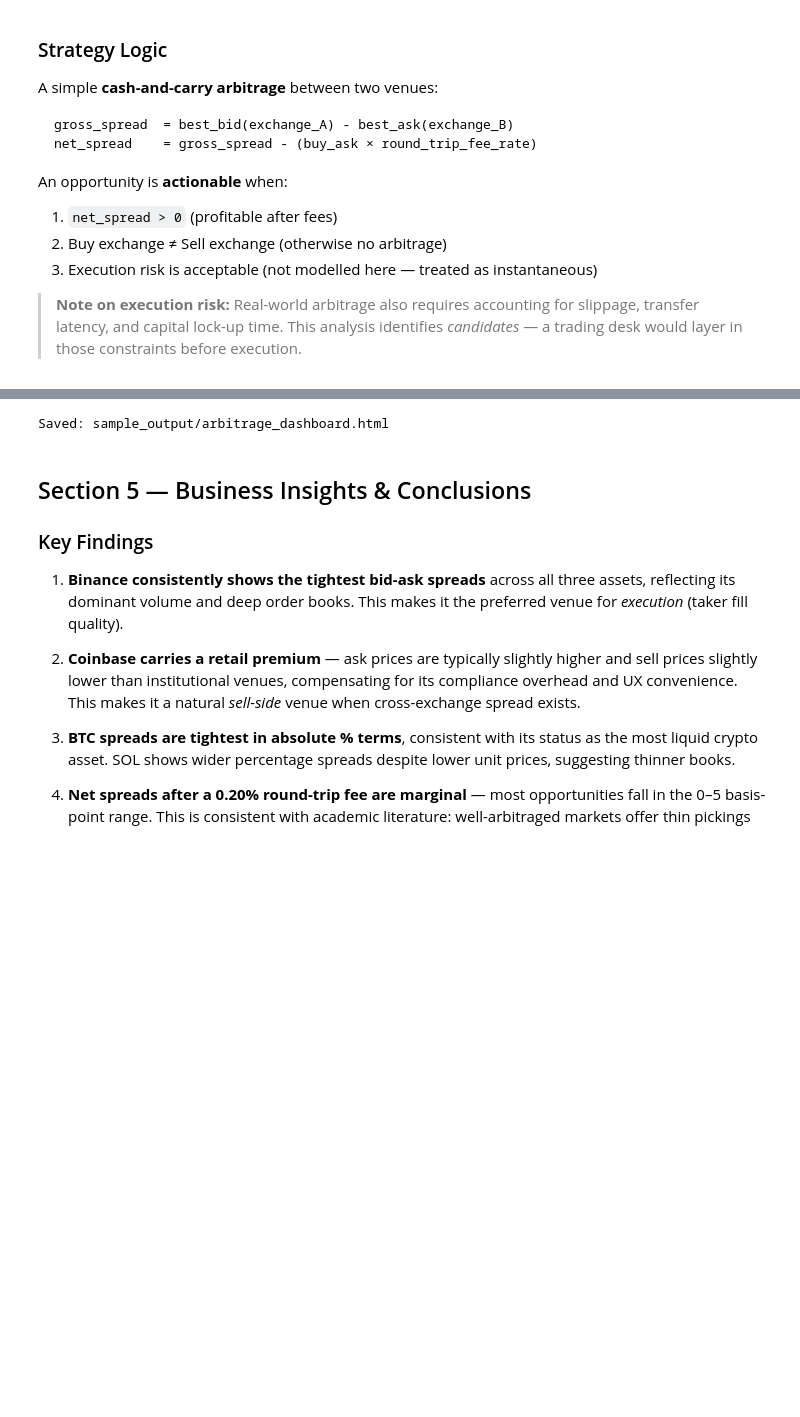
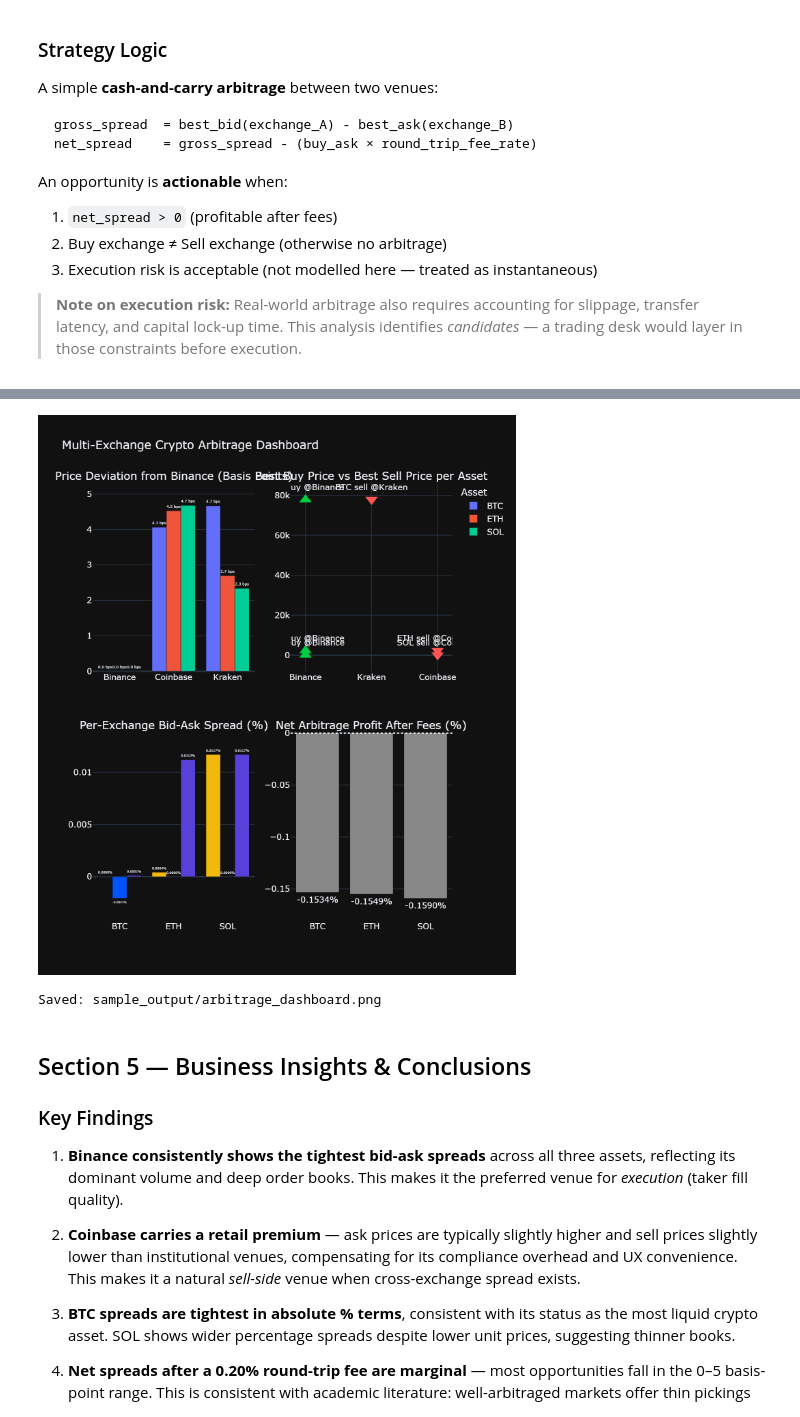
Before and after one commit to SCastilloP14/Multi-Exchange-Crypto-Arbitrage-Analysis, a Jupyter notebook: crypto_arbitrage_analysis.ipynb, the cells around one changed output, grey strips where cells are left out. Saved outputs shown, nothing was run; the diff lists cells and outputs as text; code cells hidden in the pictures; blank space fills up the shorter version.

```diff
--- a/crypto_arbitrage_analysis.ipynb
+++ b/crypto_arbitrage_analysis.ipynb
@@ -602,13 +604,13 @@ fig4 = make_subplots(
 
 # --- Panel 1: deviation from Binance mid (in basis points) ------------------
 for coin in coins_sorted:
-    coin_df    = df[df['coin'] == coin]
+    coin_df     = df[df['coin'] == coin]
     binance_mid = coin_df.loc[coin_df['exchange'] == 'Binance', 'mid']
     if binance_mid.empty:
         continue
-    ref = binance_mid.iloc[0]
+    ref            = binance_mid.iloc[0]
     exchanges_here = coin_df['exchange'].tolist()
-    devs_bps = [(row['mid'] - ref) / ref * 10_000 for _, row in coin_df.iterrows()]
+    devs_bps       = [(row['mid'] - ref) / ref * 10_000 for _, row in coin_df.iterrows()]
 
     fig4.add_trace(
         go.Bar(
@@ -621,9 +623,9 @@ for coin in coins_sorted:
 
 # --- Panel 2: best buy ask vs best sell bid per coin ------------------------
 for coin in coins_sorted:
-    coin_df    = df[df['coin'] == coin]
-    min_ask_r  = coin_df.loc[coin_df['ask'].idxmin()]
-    max_bid_r  = coin_df.loc[coin_df['bid'].idxmax()]
+    coin_df   = df[df['coin'] == coin]
+    min_ask_r = coin_df.loc[coin_df['ask'].idxmin()]
+    max_bid_r = coin_df.loc[coin_df['bid'].idxmax()]
 
     for exch_row, symbol, label in [
         (min_ask_r, 'triangle-up',   f'{coin} buy @{min_ask_r["exchange"]}'),
@@ -653,37 +655,38 @@ for exchange in sorted(df['exchange'].unique()):
             marker_color=EXCHANGE_COLORS.get(exchange, '#888'),
             showlegend=False,
             text=[f'{v:.4f}%' for v in ex_df['ba_spread_pct']],
             textposition='outside',
         ),
         row=2, col=1,
     )
 
 # --- Panel 4: net spread after fees -----------------------------------------
 net_colors = ['#00CC44' if v > 0 else '#888888' for v in df_opp['net_spread_pct']]
 fig4.add_trace(
     go.Bar(
         x=df_opp['coin'], y=df_opp['net_spread_pct'],
         marker_color=net_colors,
         text=[f'{v:.4f}%' for v in df_opp['net_spread_pct']],
         textposition='outside', showlegend=False,
     ),
     row=2, col=2,
 )
 fig4.add_hline(y=0, line_dash='dot', line_color='white', row=2, col=2)
 
 fig4.update_layout(
     title='Multi-Exchange Crypto Arbitrage Dashboard',
     template='plotly_dark',
     height=820,
     barmode='group',
     showlegend=True,
     legend_title='Asset',
 )
-fig4.show()
-fig4.write_html('sample_output/arbitrage_dashboard.html')
-print('Saved: sample_output/arbitrage_dashboard.html')
+fig4.write_image('sample_output/arbitrage_dashboard.png', scale=2)
+display(Image('sample_output/arbitrage_dashboard.png'))
+print('Saved: sample_output/arbitrage_dashboard.png')
 # %% [output]
+[figure, added]
-Saved: sample_output/arbitrage_dashboard.html
+Saved: sample_output/arbitrage_dashboard.png
 # %% [markdown]
 ## Section 5 — Business Insights & Conclusions
 
```
Also changed, not shown: parts of 9 cells of this notebook.
